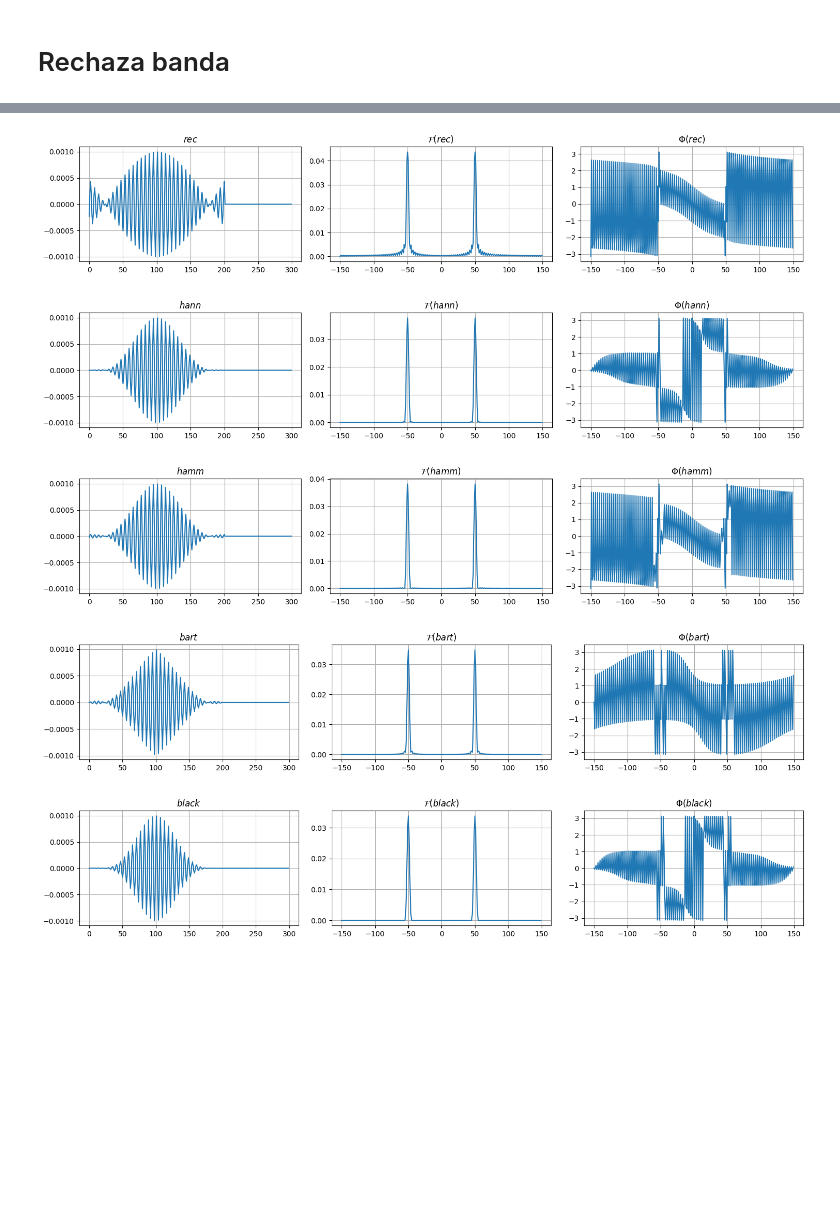
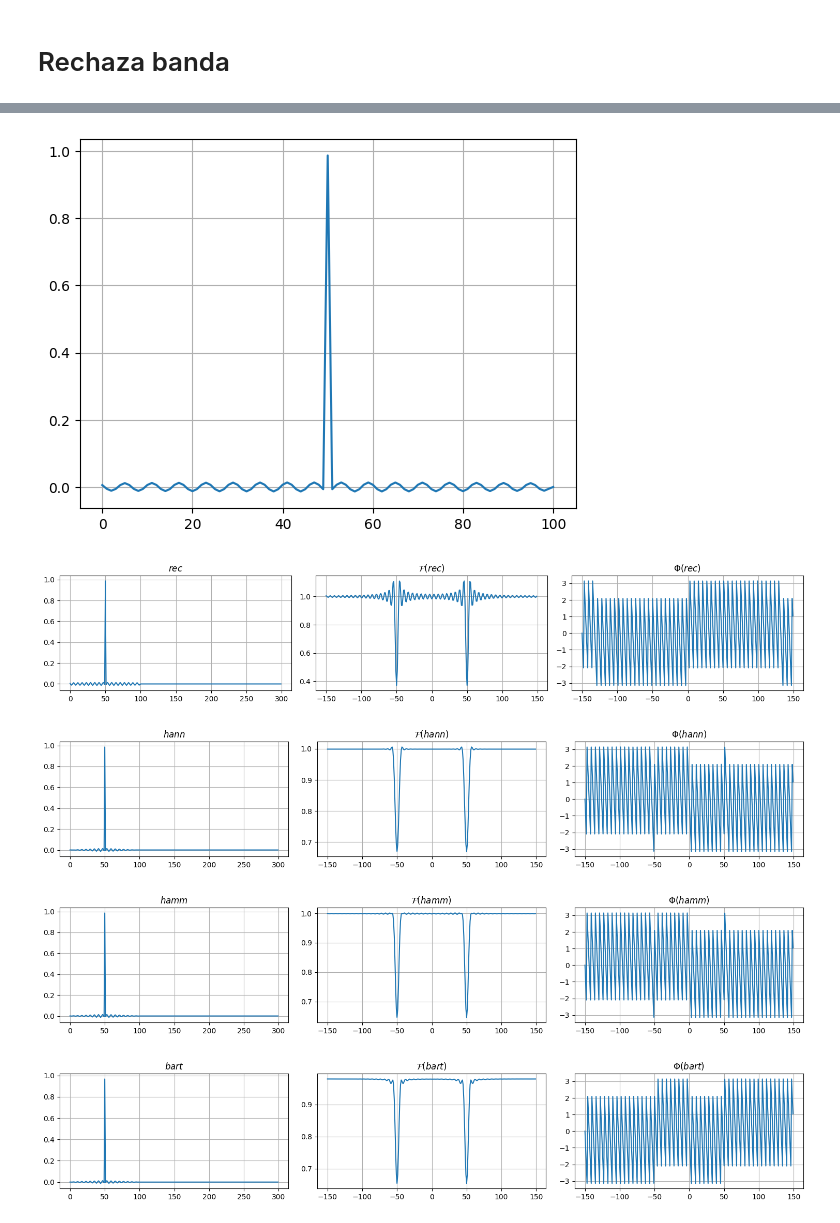
Before and after one commit to francoherg/PDS-2025, a Jupyter notebook: Practica/Guia5/filtros.ipynb, the cells around one changed output, grey strips where cells are left out. Saved outputs shown, nothing was run; the diff lists cells and outputs as text; code cells hidden in the pictures; blank space fills up the shorter version.

```diff
--- a/Practica/Guia5/filtros.ipynb
+++ b/Practica/Guia5/filtros.ipynb
@@ -127,11 +127,11 @@ def FIRRechazaBanda(N, f1, f2, W):
     H[(f >= f1) & (f <= f2)] = 0
     H[(f >= (1 - f2)) & (f <= (1 - f1))] = 0
 
+    # retardar
+    H = retardar(H,-N//2)
+
     # Inverse DFT to get impulse response (non-causal)
     h = np.fft.ifft(H).real
-
-    # Shift to make it causal (centered at N//2)
-    h = np.roll(h, -N//2)
 
     # Apply window
     h = W(h,0,N)
@@ -166,20 +166,61 @@ testFiltro(np.convolve(sTest,hblackman)[:300],'black')
 # %%
-longitud = 201
+def FIRRechazaBanda(N, f1, f2, W):
+    """
+    Generate an FIR bandstop filter with N coefficients.
+
+    Parameters:
+        N  : int     - Number of coefficients (should be odd for symmetry)
+        f1 : float   - Lower cutoff frequency (normalized, e.g. 0.1)
+        f2 : float   - Upper cutoff frequency (normalized, e.g. 0.3)
+        W  : array   - Window of length N to apply (e.g., np.hamming(N))
+
+    Returns:
+        h : np.array - Impulse response of the bandstop filter
+    """
+    if N % 2 == 0:
+        raise ValueError("N should be odd for symmetric FIR filters")
+
+    sobremuestreo = 10
+    M = N*sobremuestreo
+    # Frequency response: 1 where we pass, 0 where we block (between f1 and f2)
+    H = np.ones(M, dtype=complex)
+    k = np.arange(M)
+    f = k / M  # normalized frequency bins
+
+    # Zero out the band [f1, f2] and its mirrored part for real signal symmetry
+    H[(f >= f1) & (f <= f2)] = 0
+    H[(f >= (1 - f2)) & (f <= (1 - f1))] = 0
+
+    # retardar
+    H = retardar(H,-M//2)
+
+    # Inverse DFT to get impulse response (non-causal)
+    h = np.fft.ifft(H).real
+
+    # Aplicar ventana a las N centrales
+    mid = M//2
+    ini = mid - N//2
+    h = W(h,ini,ini+N)
+
+    # Retornar las N centrales
+    return h[ini:ini+N]
 
 hrectangular = FIRRechazaBanda(longitud,bandaMin,bandaMax,rectangular)
 hhann = FIRRechazaBanda(longitud,bandaMin,bandaMax,hann)
 hhamming = FIRRechazaBanda(longitud,bandaMin,bandaMax,hamming)
 hbartlett = FIRRechazaBanda(longitud,bandaMin,bandaMax,bartlett)
 hblackman = FIRRechazaBanda(longitud,bandaMin,bandaMax,blackman)
 
+plt.grid()
+plt.plot(hrectangular)
 testFiltro(np.convolve(sTest,hrectangular)[:300],'rec')
 testFiltro(np.convolve(sTest,hhann)[:300],'hann')
 testFiltro(np.convolve(sTest,hhamming)[:300],'hamm')
 testFiltro(np.convolve(sTest,hbartlett)[:300],'bart')
 testFiltro(np.convolve(sTest,hblackman)[:300],'black')
 # %% [output]
-[figure, old version]
+[figure, new version]
-[figure, old version]
+[figure, new version]
-[figure, old version]
+[figure, new version]
-[figure, old version]
+[figure, new version]
-[figure, old version]
+[figure, new version]
```
Also changed, not shown: parts of 2 cells of this notebook, 1 other file.
